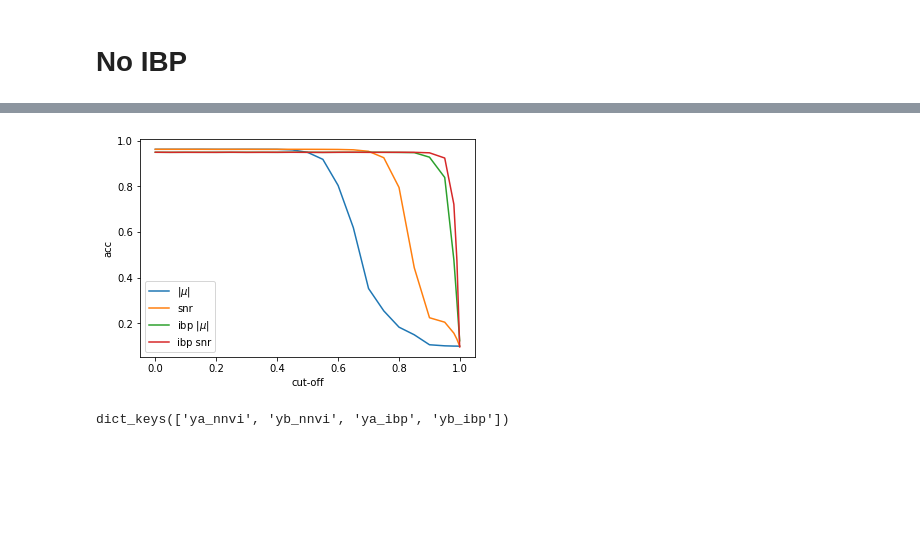
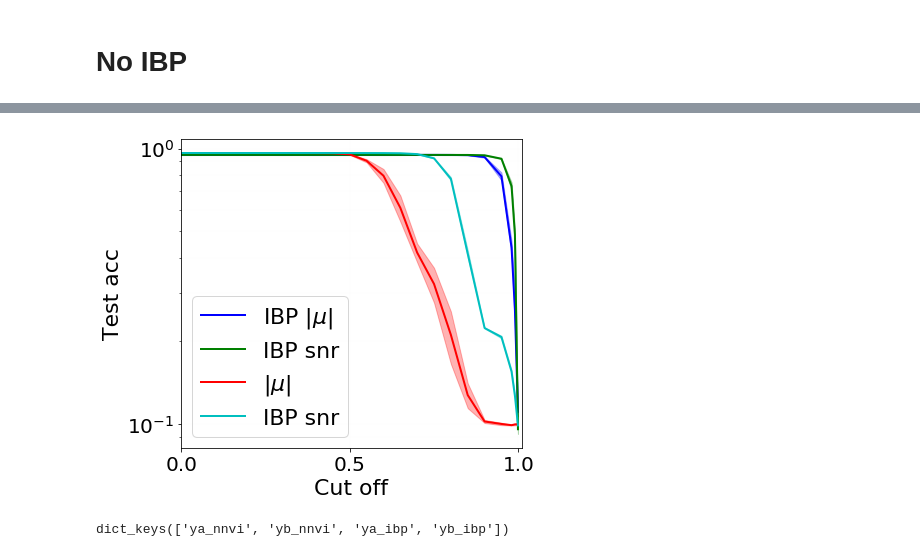
Before and after one commit to skezle/IBP_BNN, a Jupyter notebook: ddm/weight_pruning.ipynb, the cells around one changed output, grey strips where cells are left out. Drawn from its saved outputs; the diff is of its cells as text; code cells hidden in the pictures; blank space fills up the shorter version.

```diff
--- a/ddm/weight_pruning.ipynb
+++ b/ddm/weight_pruning.ipynb
@@ -200,7 +200,7 @@ class MnistGenerator():
 # %%
 hidden_size = [100]
 batch_size = 128
-no_epochs = 1000
+no_epochs = 600
 ANNEAL_RATE=0.000
 MIN_TEMP=0.1
 runs = 5
@@ -538,8 +493,8 @@ _yb_std = np.std(yb_all, axis=0)
 def test_error(ls):
     return 100*(1-np.array(ls))
 
-#fig_size = (6, 5)
-fig_size = (6, 4)
+fig_size = (6, 5)
+
 set_y_axis = False
 
 lw = 2
@@ -548,53 +503,53 @@ grid_color = '0.1'
 grid_lw = 0.2
 
 title_size = 16
-label_size = 16
-tick_size = 14
-legend_size = 15
+label_size = 22
+tick_size = 20
+legend_size = 22
 
 fig, ax = plt.subplots(1, 1, figsize=fig_size)
 
-ax.plot(xs, test_error(_ibp_ya_mean),linewidth=lw, color='b')
+ax.plot(xs, _ibp_ya_mean,linewidth=lw, color='b')
 ax.fill_between(xs,
-               [test_error(x - y) for x, y in zip(_ibp_ya_mean, _ibp_ya_std)],
-               [test_error(x + y) for x, y in zip(_ibp_ya_mean, _ibp_ya_std)],
+               [x - y for x, y in zip(_ibp_ya_mean, _ibp_ya_std)],
+               [x + y for x, y in zip(_ibp_ya_mean, _ibp_ya_std)],
                alpha=0.3, color='b')
 
-ax.plot(xs, test_error(_ibp_yb_mean), linewidth=lw, color='g')
+ax.plot(xs, _ibp_yb_mean, linewidth=lw, color='g')
 ax.fill_between(xs,
-               [test_error(x - y) for x, y in zip(_ibp_yb_mean, _ibp_yb_std)],
-               [test_error(x + y) for x, y in zip(_ibp_yb_mean, _ibp_yb_std)],
+               [x - y for x, y in zip(_ibp_yb_mean, _ibp_yb_std)],
+               [x + y for x, y in zip(_ibp_yb_mean, _ibp_yb_std)],
                alpha=0.3, color='g')
 
-ax.plot(xs, test_error(_ya_mean),linewidth=lw, color='r')
+ax.plot(xs, _ya_mean,linewidth=lw, color='r')
 ax.fill_between(xs,
-               [test_error(x - y) for x, y in zip(_ya_mean, _ya_std)],
-               [test_error(x + y) for x, y in zip(_ya_mean, _ya_std)],
+               [x - y for x, y in zip(_ya_mean, _ya_std)],
+               [x + y for x, y in zip(_ya_mean, _ya_std)],
                alpha=0.3, color='r')
 
-ax.plot(xs, test_error(_yb_mean), linewidth=lw, color='c')
+ax.plot(xs, _yb_mean, linewidth=lw, color='c')
 ax.fill_between(xs,
-               [test_error(x - y) for x, y in zip(_yb_mean, _yb_std)],
-               [test_error(x + y) for x, y in zip(_yb_mean, _yb_std)],
+               [x - y for x, y in zip(_yb_mean, _yb_std)],
+               [x + y for x, y in zip(_yb_mean, _yb_std)],
                alpha=0.3, color='c')
 
 plt.grid(True, which="both", color=grid_color, linewidth=0.1, alpha=0.1)
 ax.set_xlim(0.0, 0.5)
 plt.yticks(fontsize=tick_size)
 x_ticks = np.arange(0.0, 1.5, step=0.5)
 plt.xticks(x_ticks, fontsize=tick_size)
 plt.ticklabel_format(axis='y', style='sci')
 ax = fig.gca()
 ax.ticklabel_format(axis='y', style='sci', scilimits=(-1, 1))
 #ax.set_yticklabels([])
 plt.yscale('log')
-plt.legend(["IBP $|\mu|$", 'IBP snr'], fontsize=legend_size, loc='upper left')
+plt.legend(["IBP $|\mu|$", 'IBP snr', '$|\mu|$', 'IBP snr'], fontsize=legend_size, loc='lower left')
 plt.tight_layout()
-plt.xlabel("Pruning proportion")
-plt.ylabel("$\%$ Test Error")
-plt.xlim(0.0, 0.98)
-plt.savefig("plots/weight_pruning.pdf", bbox_inches='tight')
+plt.xlabel("Cut off", fontsize=legend_size)
+plt.ylabel("Test acc", fontsize=legend_size)
+plt.xlim(0.0, 1.01)
+plt.savefig("plots/weight_pruning_new.pdf", bbox_inches='tight')
 plt.show()
 # %% [output]
-[figure, old version]
+[figure, new version]
 # %%
```
Also changed, not shown: parts of 4 cells of this notebook.
